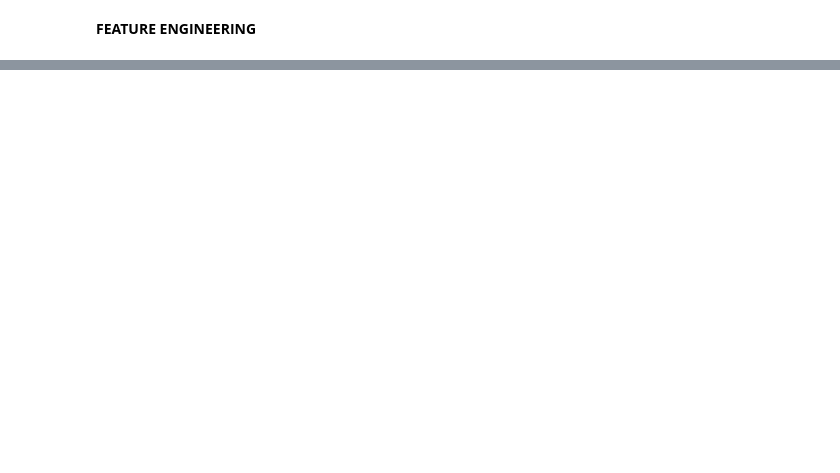
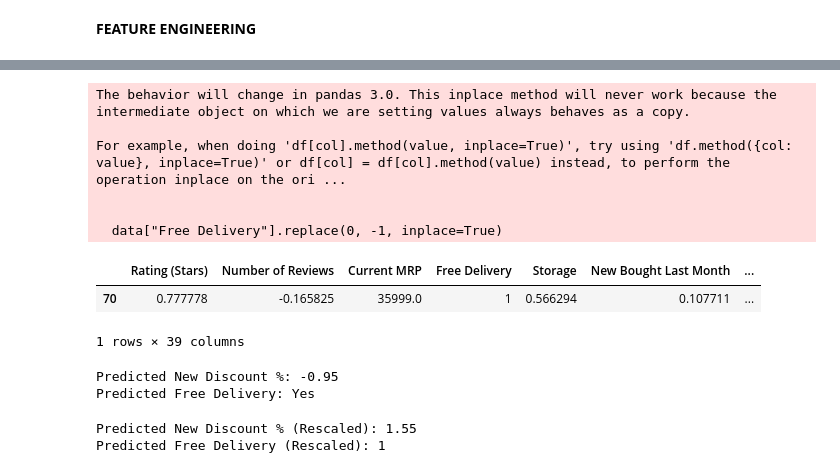
Before and after one commit to madhavJivani/EDA_Ecommerce, a Jupyter notebook: Submitables/combine.ipynb, the cells around one changed output, grey strips where cells are left out. Cells and saved outputs as stored; diff of their text form; code cells hidden in the pictures; blank space fills up the shorter version.

```diff
--- a/Submitables/combine.ipynb
+++ b/Submitables/combine.ipynb
@@ -1458,0 +1479,8 @@ df["RAM"] = (df["RAM"] - means) / std_devs
+# %%
+scalers_json_ready = {key: list(value) for key, value in scalers.items()}
+
+print(scalers_json_ready)
+
+# Export to JSON file
+with open('scalers.json', 'w') as json_file:
+    json.dump(scalers_json_ready, json_file)
@@ -1713,0 +1862,52 @@ pickle.dump(log_reg, open('logistic_regression_free_delivery_model.pkl', 'wb'))
+# %%
+#downscaling the values
+
+# Load the scalers from JSON file
+with open('scalers.json', 'r') as json_file:
+    scalers_loaded = json.load(json_file)
+
+data['Rating (Stars)'] = -1 + (data['Rating (Stars)'] - scalers_loaded['Rating (Stars)'][0]) / (scalers_loaded['Rating (Stars)'][1] - scalers_loaded['Rating (Stars)'][0]) * 2
+data['Number of Reviews'] = (data['Number of Reviews'] - scalers_loaded['Number of Reviews'][0]) / scalers_loaded['Number of Reviews'][1]
+data['New Bought Last Month'] = (data['New Bought Last Month'] - scalers_loaded['New Bought Last Month'][0]) / scalers_loaded['New Bought Last Month'][1]
+data['New Dashed MRP'] = (data['New Dashed MRP'] - scalers_loaded['New Dashed MRP'][0]) / scalers_loaded['New Dashed MRP'][1]
+data['New Discount (%)'] = -1 + (data['New Discount (%)'] - scalers_loaded['New Discount (%)'][0]) / (scalers_loaded['New Discount (%)'][1] - scalers_loaded['New Discount (%)'][0]) * 2
+data['Storage'] = (data['Storage'] - scalers_loaded['Storage'][0]) / scalers_loaded['Storage'][1]
+data['RAM'] = (data['RAM'] - scalers_loaded['RAM'][0]) / scalers_loaded['RAM'][1]
+
+data["Free Delivery"].replace(0, -1, inplace=True)
+data
+# %% [output]
+The behavior will change in pandas 3.0. This inplace method will never work because the intermediate object on which we are setting values always behaves as a copy.
+
+For example, when doing 'df[col].method(value, inplace=True)', try using 'df.method({col: value}, inplace=True)' or df[col] = df[col].method(value) instead, to perform the operation inplace on the ori ...
+
+
+  data["Free Delivery"].replace(0, -1, inplace=True)
+|  | Rating (Stars) | Number of Reviews | Current MRP | Free Delivery | Storage | New Bought Last Month | ... |
+| 70 | 0.777778 | -0.165825 | 35999.0 | 1 | 0.566294 | 0.107711 | ... |
+1 rows × 39 columns
+# %%
+# Predict New Discount % using Random Forest model
+discount_prediction = rf_reg.predict(data[features_regression])[0]
+print(f"Predicted New Discount %: {discount_prediction:.2f}")
+
+# Predict Free Delivery using Logistic Regression model
+delivery_prediction = log_reg.predict(data[features_classification])[0]
+delivery_label = 'Yes' if delivery_prediction == 1 else 'No'
+print(f"Predicted Free Delivery: {delivery_label}")
+# %% [output]
+Predicted New Discount %: -0.95
+Predicted Free Delivery: Yes
+# %%
+# Now rescale the predicted values back to original scale
+
+# Rescale the predicted New Discount % value
+discount_prediction_rescaled = scalers_loaded['New Discount (%)'][0] + (discount_prediction + 1) / 2 * (scalers_loaded['New Discount (%)'][1] - scalers_loaded['New Discount (%)'][0])
+print(f"Predicted New Discount % (Rescaled): {discount_prediction_rescaled:.2f}")
+
+# Rescale the predicted Free Delivery value
+delivery_prediction_rescaled = 1 if delivery_prediction == 1 else -1
+print(f"Predicted Free Delivery (Rescaled): {delivery_prediction_rescaled}")
+# %% [output]
+Predicted New Discount % (Rescaled): 1.55
+Predicted Free Delivery (Rescaled): 1
```
Also changed, not shown: parts of 52 cells of this notebook, 49 other files.
